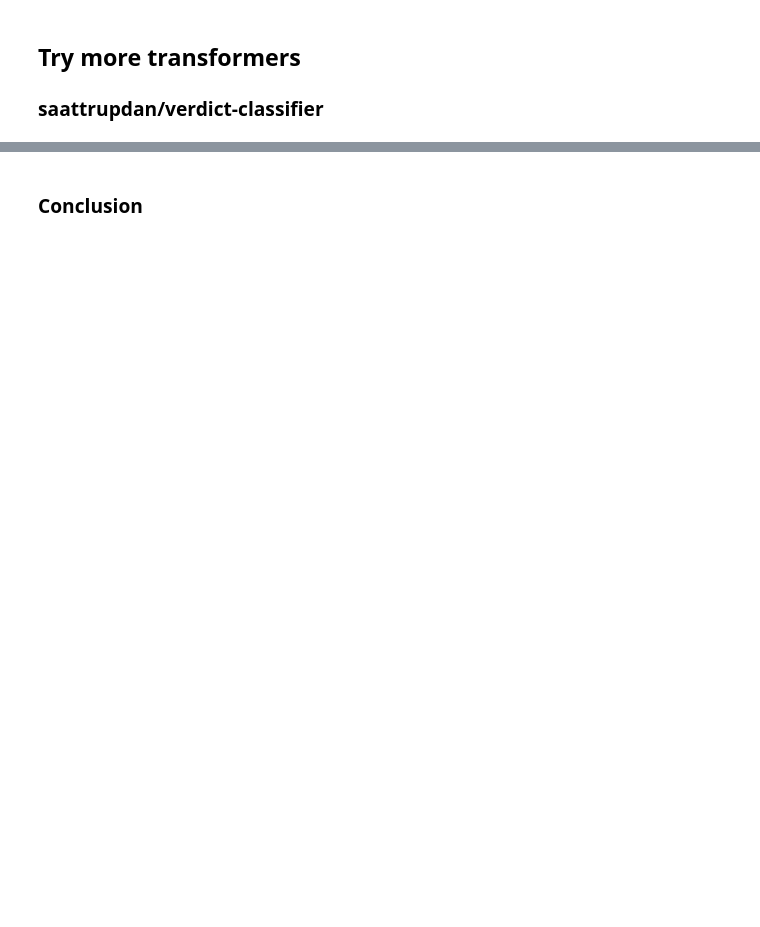
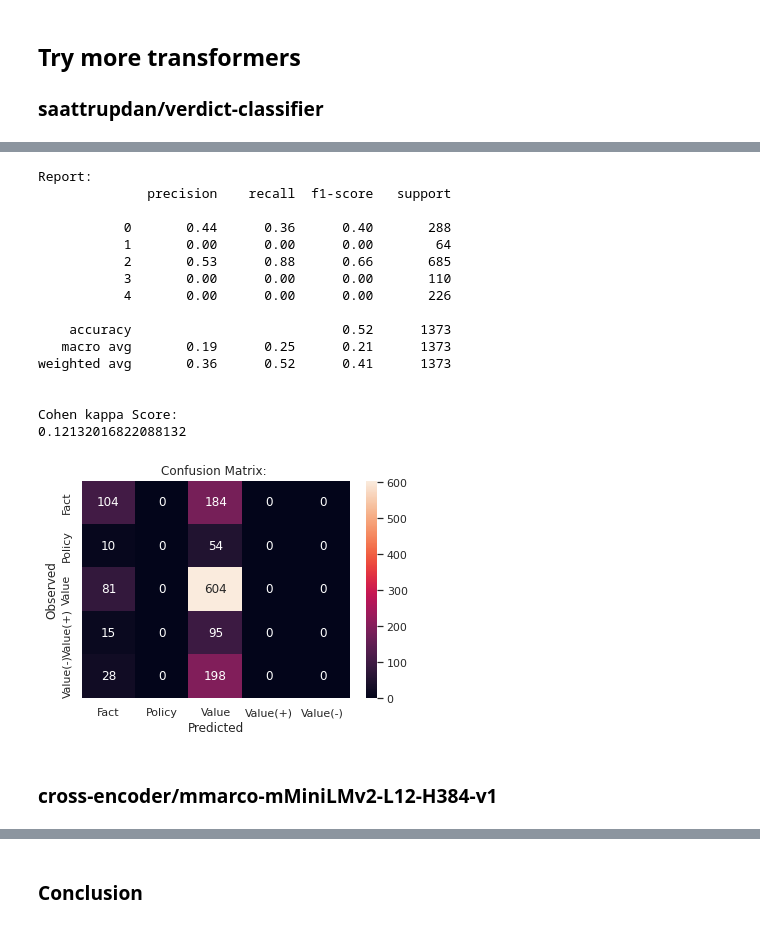
Before and after one commit to claramoreirag/FEUP-NLP-2, a Jupyter notebook: adu_classifier_hugging.ipynb, the cells around one changed output, grey strips where cells are left out. Cells and saved outputs as stored; diff of their text form; code cells hidden in the pictures; blank space fills up the shorter version.

```diff
--- a/adu_classifier_hugging.ipynb
+++ b/adu_classifier_hugging.ipynb
@@ -484,0 +565,5 @@ RuntimeError: ignored
+# %%
+tokenizer3 = AutoTokenizer.from_pretrained("./results3")
+model3 = AutoModelForSequenceClassification.from_pretrained("./results3", num_labels=5)
+
+y_pred=get_prediction(tokenizer3, model3)
@@ -484,0 +588,22 @@ RuntimeError: ignored
+# %%
+evaluation(tokenized_dataset['test']['label'],y_pred)
+# %% [output]
+Report:
+              precision    recall  f1-score   support
+
+           0       0.44      0.36      0.40       288
+           1       0.00      0.00      0.00        64
+           2       0.53      0.88      0.66       685
+           3       0.00      0.00      0.00       110
+           4       0.00      0.00      0.00       226
+
+    accuracy                           0.52      1373
+   macro avg       0.19      0.25      0.21      1373
+weighted avg       0.36      0.52      0.41      1373
+
+
+Cohen kappa Score:
+0.12132016822088132
+[figure, added]
+# %% [markdown]
+### cross-encoder/mmarco-mMiniLMv2-L12-H384-v1
```
Also changed, not shown: parts of 22 cells of this notebook.
